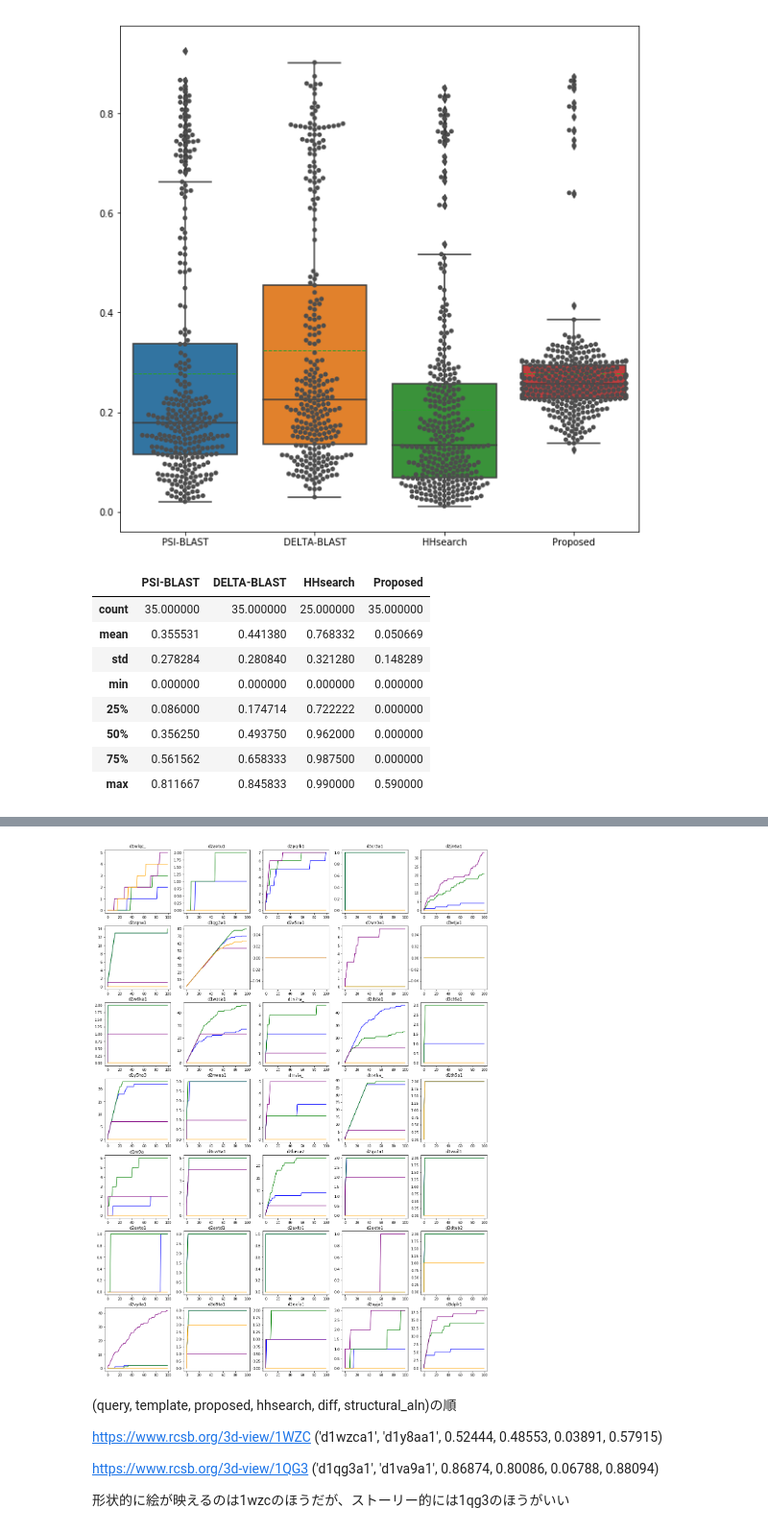
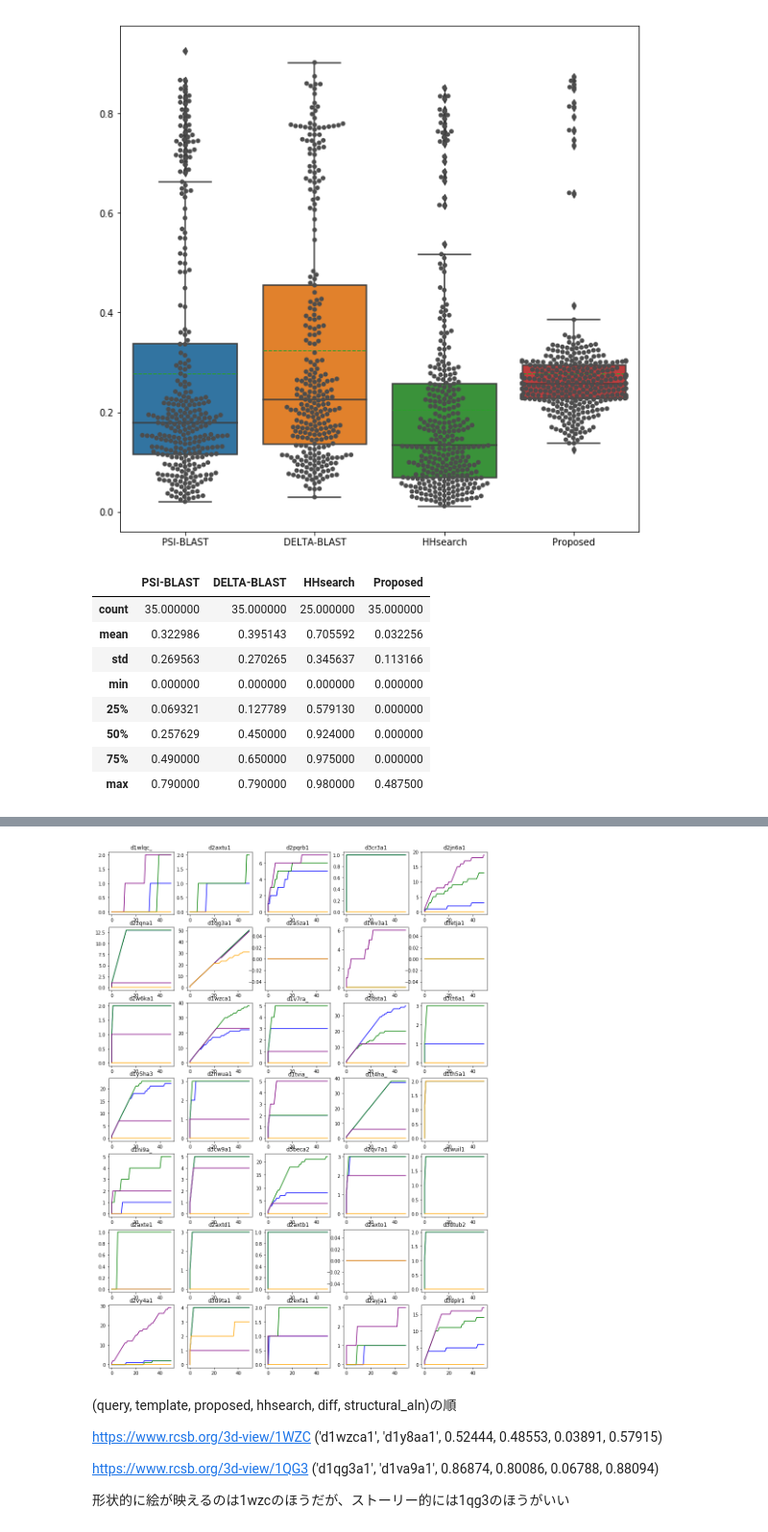
Before and after one commit to shuichiro-makigaki/exmachina, a Jupyter notebook: contrib/homology_detection.ipynb, the cells around one changed output, grey strips where cells are left out. Shown at 96% size. Cells and saved outputs as stored; diff of their text form; code cells hidden in the pictures.

```diff
--- a/contrib/homology_detection.ipynb
+++ b/contrib/homology_detection.ipynb
@@ -320,8 +320,8 @@ from IPython.display import display
 scop_root = Scop(dir_path='../data/train', version='1.75')
 test_domain = np.load('../data/test_domain_ids.npy')
 
-fig, axes = pyplot.subplots(7, 5, figsize=(20, 28))
-fp_limit = 100
+fig, axes = pyplot.subplots(7, 5, figsize=(15, 21))
+fp_limit = 50
 auc_d = {}
 
 
@@ -414,9 +414,9 @@ def machina(color, key):
         for domain in scop40:
             if domain == query:
                 continue
-            if not Path(f'../data/results/flann19_scop40_logscore_tmscore0.5_window5_ratio0.01_nn1000_open0.1_extend0.01/{query}/{domain}.npy').exists():
+            if not Path(f'../data/results/flann19_scop40_logscore_tmscore0.5_window5_ratio0.01_nn1000_open0.1_extend1e-05/{query}/{domain}.npy').exists():
                 continue
-            ali = np.load(f'../data/results/flann19_scop40_logscore_tmscore0.5_window5_ratio0.01_nn1000_open0.1_extend0.01/{query}/{domain}.npy')
+            ali = np.load(f'../data/results/flann19_scop40_logscore_tmscore0.5_window5_ratio0.01_nn1000_open0.1_extend1e-05/{query}/{domain}.npy')
             ali = sorted(ali, key=lambda _: _[2], reverse=True)
             search.append([domain, ali[0]])
         search = sorted(search, key=lambda _: _[1][2], reverse=True)
@@ -451,10 +451,10 @@ display(auc_df.describe())
 # %% [output]
 |  | PSI-BLAST | DELTA-BLAST | HHsearch | Proposed |
 | count | 35.000000 | 35.000000 | 25.000000 | 35.000000 |
-| mean | 0.355531 | 0.441380 | 0.768332 | 0.050669 |
-| std | 0.278284 | 0.280840 | 0.321280 | 0.148289 |
+| mean | 0.322986 | 0.395143 | 0.705592 | 0.032256 |
+| std | 0.269563 | 0.270265 | 0.345637 | 0.113166 |
 | min | 0.000000 | 0.000000 | 0.000000 | 0.000000 |
-| 25% | 0.086000 | 0.174714 | 0.722222 | 0.000000 |
-| 50% | 0.356250 | 0.493750 | 0.962000 | 0.000000 |
-| 75% | 0.561562 | 0.658333 | 0.987500 | 0.000000 |
-| max | 0.811667 | 0.845833 | 0.990000 | 0.590000 |
+| 25% | 0.069321 | 0.127789 | 0.579130 | 0.000000 |
+| 50% | 0.257629 | 0.450000 | 0.924000 | 0.000000 |
+| 75% | 0.490000 | 0.650000 | 0.975000 | 0.000000 |
+| max | 0.790000 | 0.790000 | 0.980000 | 0.487500 |
@@ -463,4 +461,4 @@ Wall time: 2min 8s
-[figure, old version]
+[figure, new version]
 # %%
 def parse():
     raw_lines = Path(f'{hhsearch_dir}/{query_sid}/{query_sid}.hhr').read_text().splitlines()
```
Also changed, not shown: parts of 1 cell of this notebook, 3 other files.
